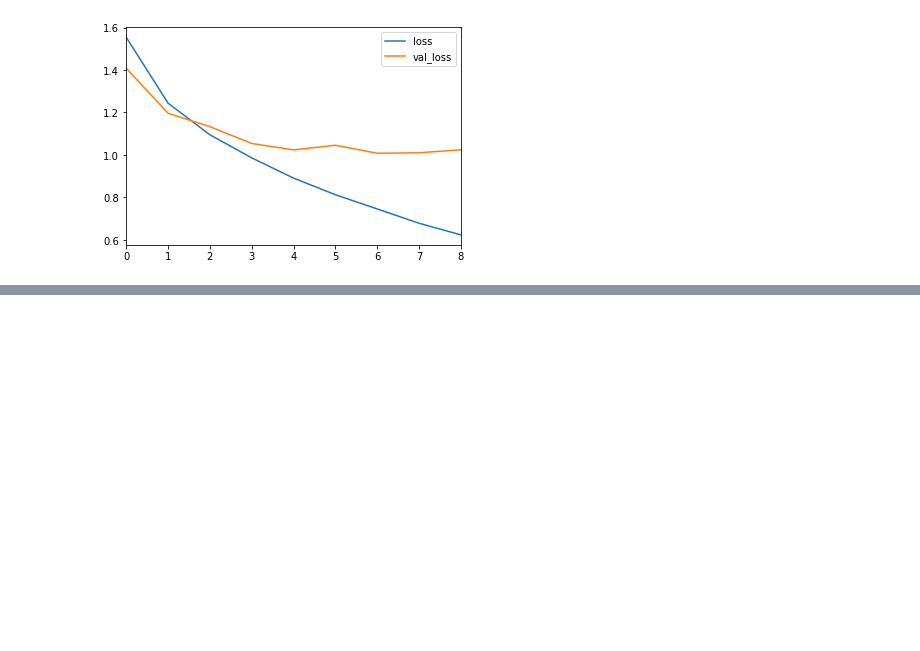
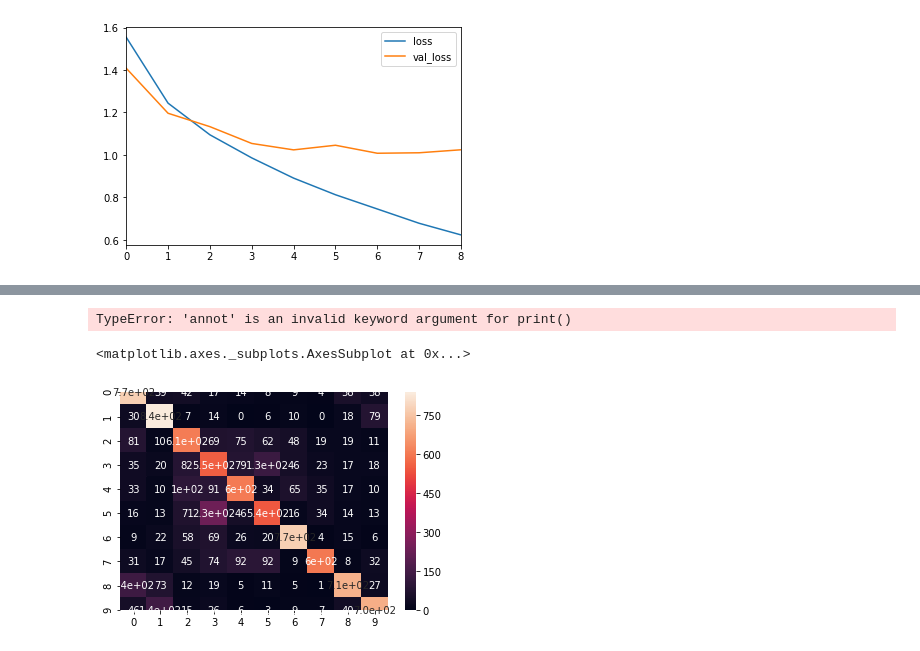
Before and after one commit to namanmanchanda09/MNIST-and-CIFAR-dataset-digit-and-image-recognizer, a Jupyter notebook: CIFAR .ipynb, the cells around one changed output, grey strips where cells are left out. Cells and saved outputs as stored; diff of their text form; code cells hidden in the pictures; blank space fills up the shorter version.

Commit message:
heatmap

```diff
--- a/CIFAR .ipynb
+++ b/CIFAR .ipynb
@@ -151,0 +158,2 @@ metrics[['loss','val_loss']].plot()
+# %%
+predictions = model.predict_classes(x_test)
@@ -151,0 +179,4 @@ metrics[['loss','val_loss']].plot()
+# %%
+print(confusion_matrix(y_test,predictions))
+# %% [output]
+TypeError: 'annot' is an invalid keyword argument for print()
@@ -151,0 +185,5 @@ metrics[['loss','val_loss']].plot()
+# %%
+sns.heatmap(confusion_matrix(y_test,predictions),annot=True)
+# %% [output]
+<matplotlib.axes._subplots.AxesSubplot at 0x...>
+[figure, added]
```
Also changed, not shown: parts of 4 cells of this notebook.
